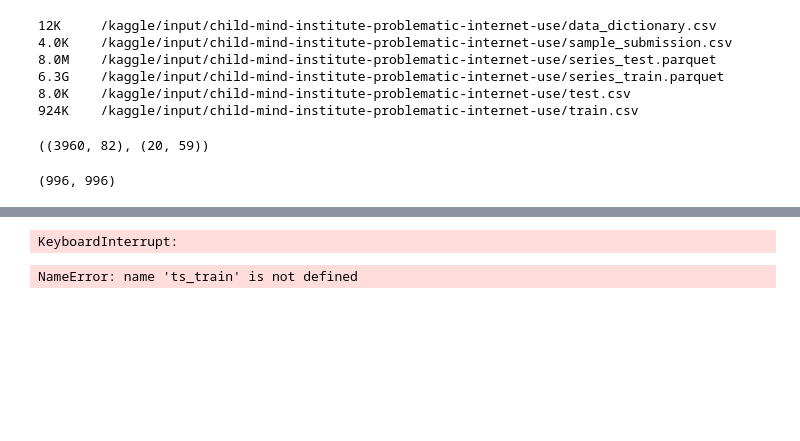
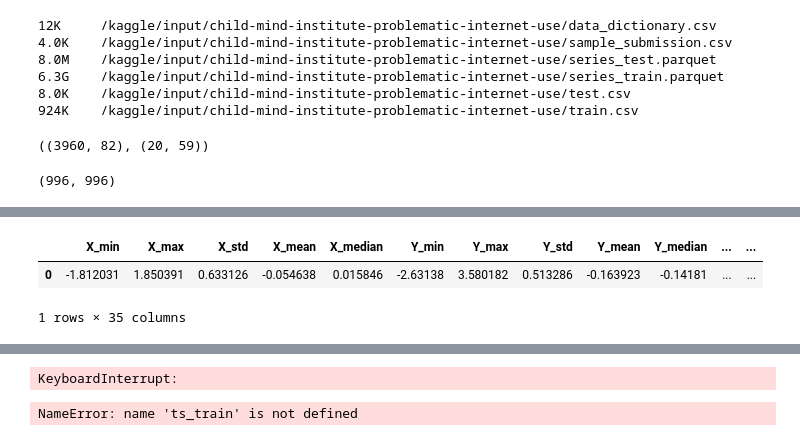
Before and after one commit to lusm554/kaggle_competitions, a Jupyter notebook: problematic-internet-use/parse_time_series.ipynb, the cells around one changed output, grey strips where cells are left out. Cells and saved outputs as stored; diff of their text form; code cells hidden in the pictures; blank space fills up the shorter version.

Commit message:
cpu time series parse

```diff
--- a/problematic-internet-use/parse_time_series.ipynb
+++ b/problematic-internet-use/parse_time_series.ipynb
@@ -48,3 +48,13 @@ parquet_partitions = list((data_filepath / 'series_train.parquet').glob('id=*'))
 len(parquet_partitions), len(set(str(c).split('=')[1] for c in parquet_partitions) & set(train_df.id))
 # %% [output]
 (996, 996)
+# %%
+%%time
+def convert_ts_to_row(ts):
+    agg_cols = ['X', 'Y', 'Z', 'enmo', 'anglez', 'light', 'battery_voltage']
+    ts = ts[agg_cols]
+    onerow = ts.agg(['min', 'max', 'std', 'mean', 'median']).unstack().to_frame().T
+    onerow.columns = ['_'.join(c) for c in onerow.columns]
+    return onerow
+convert_ts_to_row(pd.read_parquet(parquet_partitions[0]))
+# %% [output]
@@ -50,0 +63,3 @@ len(parquet_partitions), len(set(str(c).split('=')[1] for c in parquet_partition
+|  | X_min | X_max | X_std | X_mean | X_median | Y_min | Y_max | Y_std | Y_mean | Y_median | ... | ... |
+| 0 | -1.812031 | 1.850391 | 0.633126 | -0.054638 | 0.015846 | -2.63138 | 3.580182 | 0.513286 | -0.163923 | -0.14181 | ... | ... |
+1 rows × 35 columns
```
Also changed, not shown: parts of 4 cells of this notebook.
